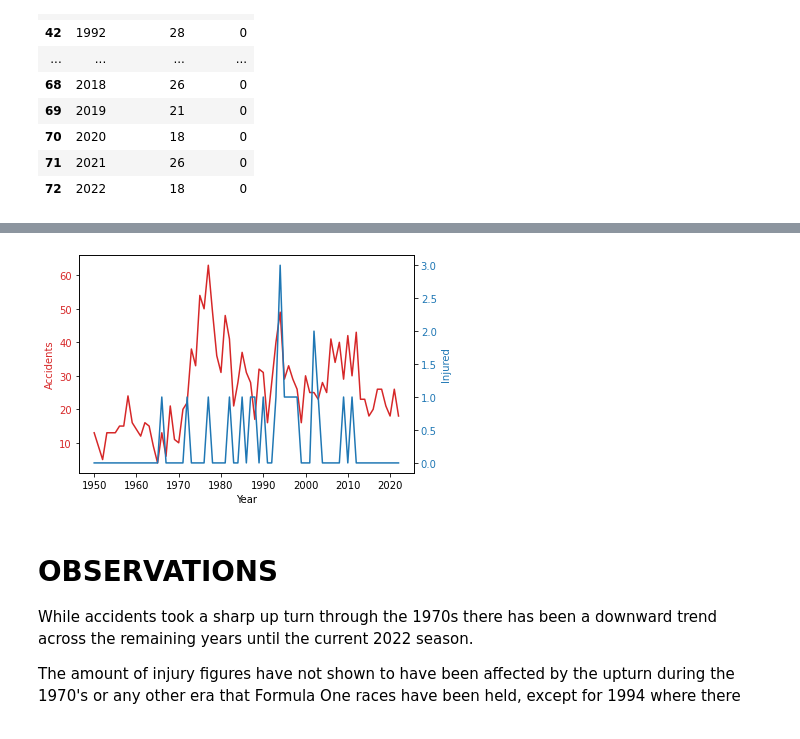
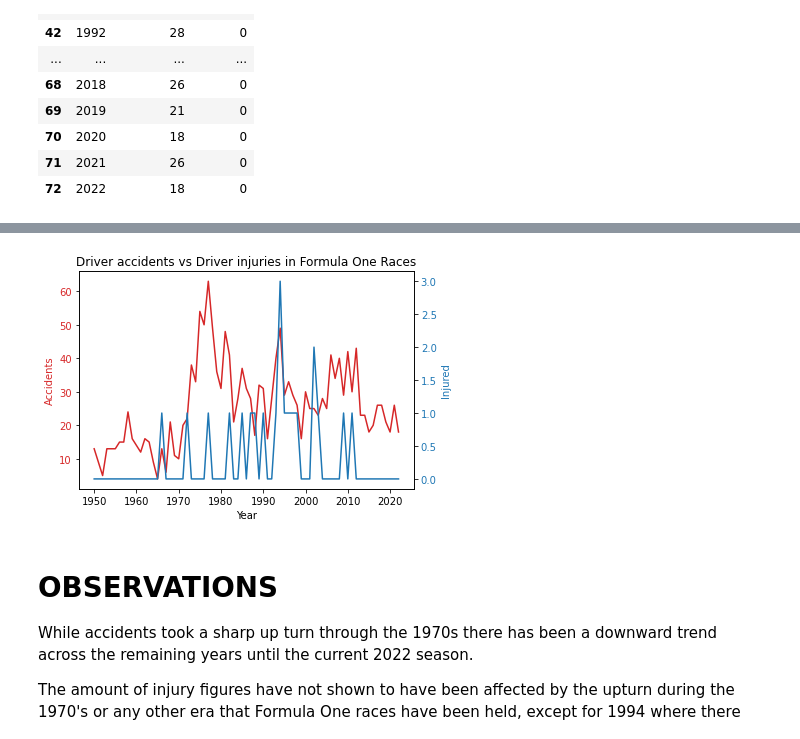
Before and after one commit to oli124/F1_safety, a Jupyter notebook: accident_v_injury.ipynb, the cells around one changed output, grey strips where cells are left out. Cells and saved outputs as stored; diff of their text form; code cells hidden in the pictures.

```diff
--- a/accident_v_injury.ipynb
+++ b/accident_v_injury.ipynb
@@ -337,20 +323,26 @@ plt.savefig('accident_vs_injured.png')
 # %%
+# create plot chart
 fig, ax1 = plt.subplots()
 
 color = 'tab:red'
 ax1.set_xlabel('Year')
 ax1.set_ylabel('Accidents', color=color)
 ax1.plot(accident_injury_df['year'], accident_injury_df['accidents'], color=color)
 ax1.tick_params(axis='y', labelcolor=color)
+plt.title('Driver accidents vs Driver injuries in Formula One Races');
 
+# add second axis
 ax2 = ax1.twinx()
 
 color = 'tab:blue'
 ax2.set_ylabel('Injured', color=color)
 ax2.plot(accident_injury_df['year'], accident_injury_df['Injured'], color=color)
 ax2.tick_params(axis='y', labelcolor=color)
+
+# save the chart
+plt.savefig('accident_vs_injured.png')
 # %% [output]
-[figure, old version]
+[figure, new version]
 # %% [markdown]
 # OBSERVATIONS
 
```
Also changed, not shown: parts of 1 cell of this notebook, 5 other files.
